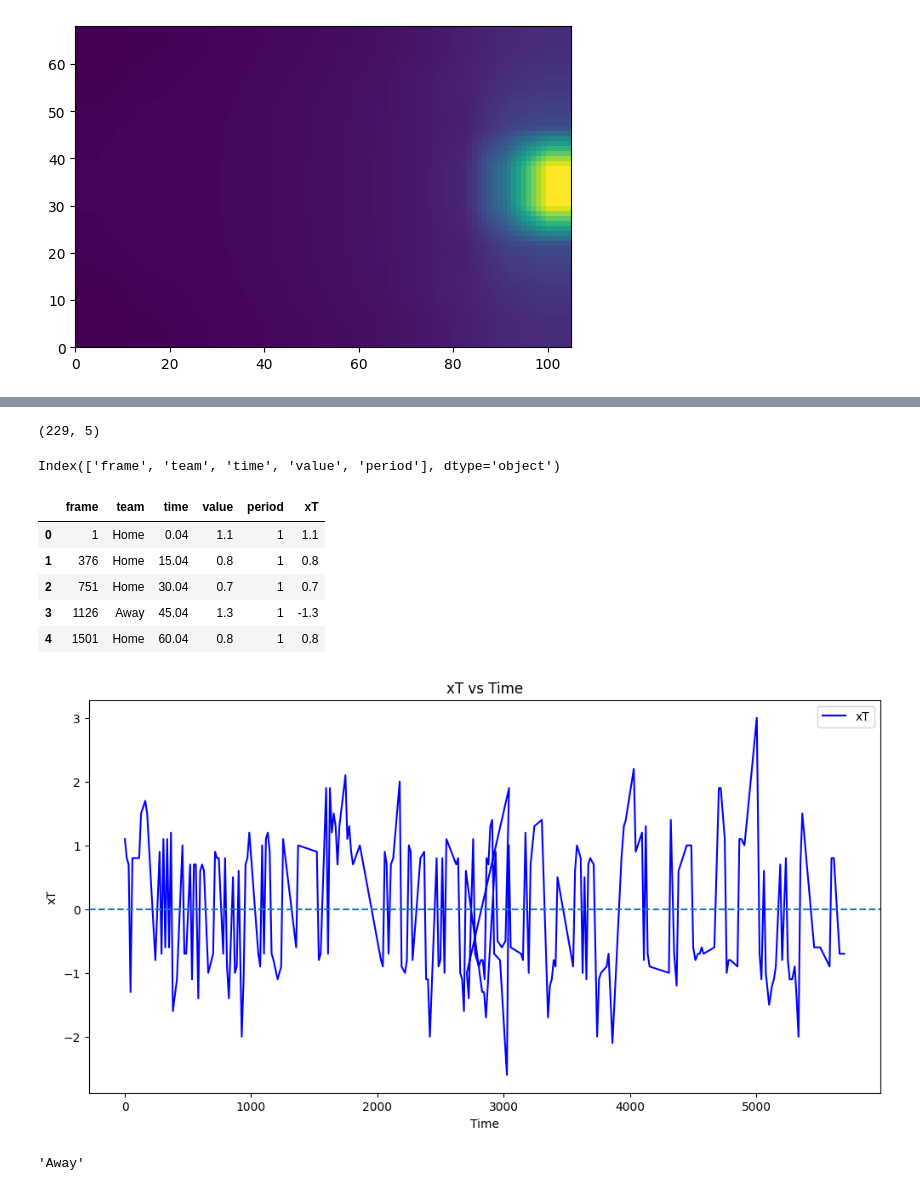
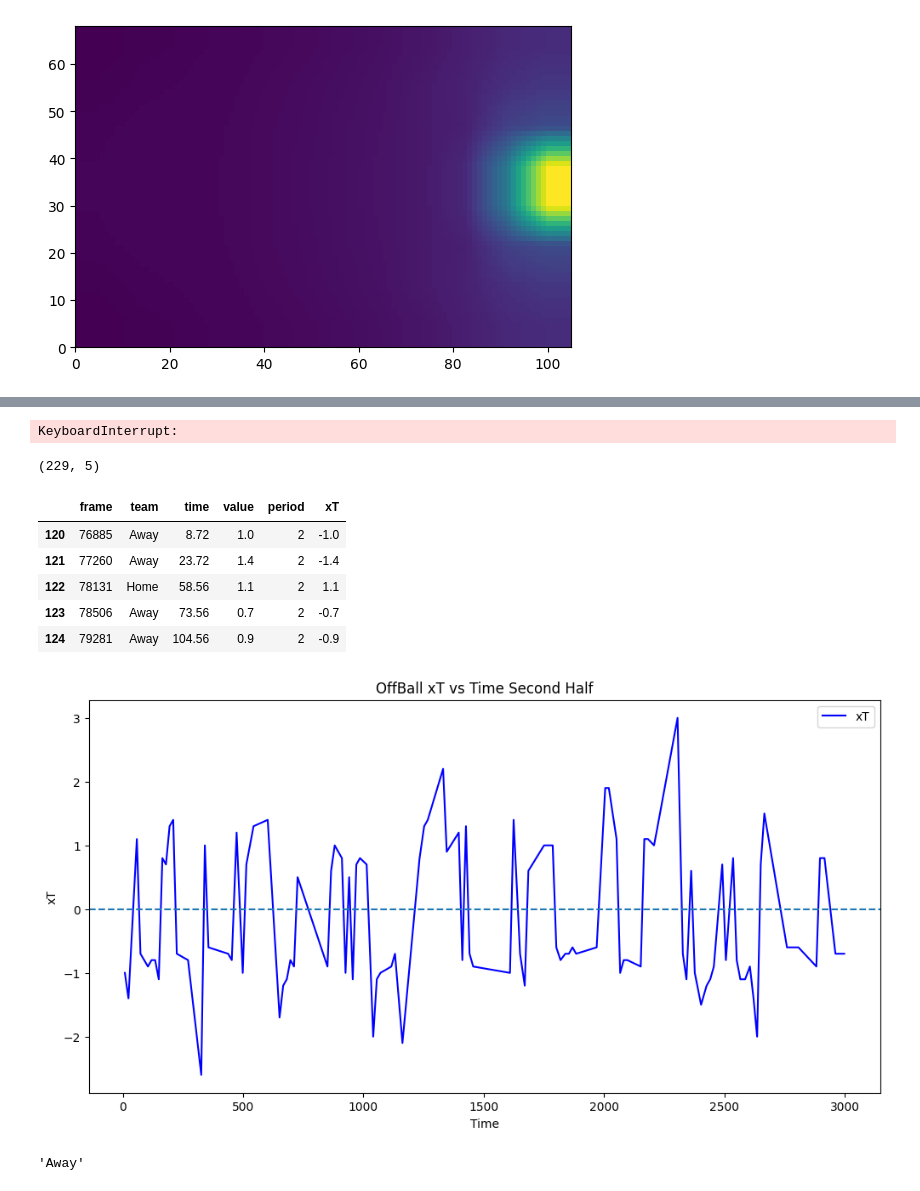
Before and after one commit to liammoore44/City-DS, a Jupyter notebook: notebooks/pitch_control_ss.ipynb, the cells around one changed output, grey strips where cells are left out. Cells and saved outputs as stored; diff of their text form; code cells hidden in the pictures.

Commit message:
pitch control charts

```diff
--- a/notebooks/pitch_control_ss.ipynb
+++ b/notebooks/pitch_control_ss.ipynb
@@ -155,10 +198,17 @@ team = []
 value = []
 time = []
 period = []
+control_matrix_home_h1 = []
+control_matrix_away_h1 = []
+control_matrix_home_h2 = []
+control_matrix_away_h2 = []
 for index, row in x.iterrows():
-    print(index)
     attacking_team = row["ball_owning_team_id"].capitalize()
     off_scoring, xgrid, ygrid = generate_off_ball_scoring_opportunity_for_frame(row["frame_id"], tracking_home, tracking_away, attacking_team, params)
+    if row["period_id"] == 1:
+        control_matrix_home_h1.append(off_scoring) if attacking_team == "Home" else control_matrix_away_h1.append(off_scoring)
+    else:
+        control_matrix_home_h2.append(off_scoring) if attacking_team == "Home" else control_matrix_away_h2.append(off_scoring)
     frames.append(row["frame_id"])
     period.append(row["period_id"])
     team.append(attacking_team)
@@ -185,3 +240,7 @@ for index, row in x.iterrows():
+# %%
+x["offballscore"] = x.apply(lambda row: round( np.sum(generate_off_ball_scoring_opportunity_for_frame(row.frame_id, tracking_home, tracking_away, attacking_team, params)[0]) * 100,1), axis =1)
+# %% [output]
+KeyboardInterrupt:
 # %%
 value_df = pd.DataFrame(
     {'frame': frames,
@@ -194,42 +253,40 @@ value_df = pd.DataFrame(
 value_df.shape
 # %% [output]
 (229, 5)
-# %%
-value_df.columns
-# %% [output]
-Index(['frame', 'team', 'time', 'value', 'period'], dtype='object')
+# %%
+h2 = value_df[value_df.period == 2]
 # %%
-value_df['xT'] = value_df['value'] * value_df['team'].apply(lambda x: 1 if x == 'Home' else -1)
+h2['xT'] = h2['value'] * h2['team'].apply(lambda x: 1 if x == 'Home' else -1)
 # %%
 for i in value_df.index:
     if i > 119:
         value_df.loc[i, 'time'] += 2700
 # %%
-value_df.head()
+h2.head()
 # %% [output]
 |  | frame | team | time | value | period | xT |
-| 0 | 1 | Home | 0.04 | 1.1 | 1 | 1.1 |
-| 1 | 376 | Home | 15.04 | 0.8 | 1 | 0.8 |
-| 2 | 751 | Home | 30.04 | 0.7 | 1 | 0.7 |
-| 3 | 1126 | Away | 45.04 | 1.3 | 1 | -1.3 |
-| 4 | 1501 | Home | 60.04 | 0.8 | 1 | 0.8 |
+| 120 | 76885 | Away | 8.72 | 1.0 | 2 | -1.0 |
+| 121 | 77260 | Away | 23.72 | 1.4 | 2 | -1.4 |
+| 122 | 78131 | Home | 58.56 | 1.1 | 2 | 1.1 |
+| 123 | 78506 | Away | 73.56 | 0.7 | 2 | -0.7 |
+| 124 | 79281 | Away | 104.56 | 0.9 | 2 | -0.9 |
 # %%
 fig, ax = plt.subplots(figsize=(12, 6))
 
 # Create line chart with blue and red colors
-value_df.plot(x='time', y='xT', kind='line', color='b', ax=ax)
+h2.plot(x='time', y='xT', kind='line', color='blue', ax=ax)
 
 # Add labels to the chart
 plt.xlabel('Time')
 plt.ylabel('xT')
 
 # Add x-axis line at xT=0
 ax.axhline(y=0, linestyle='--')
 
-plt.title('xT vs Time')
+plt.title('OffBall xT vs Time Second Half')
 plt.show()
 # %% [output]
-[figure, old version]
+[figure, new version]
 # %%
 frame = 60394
 attacking_team = x.loc[x.frame_id == frame, "ball_owning_team_id"].item().capitalize()
```
Also changed, not shown: parts of 18 cells of this notebook, 4 other files.
